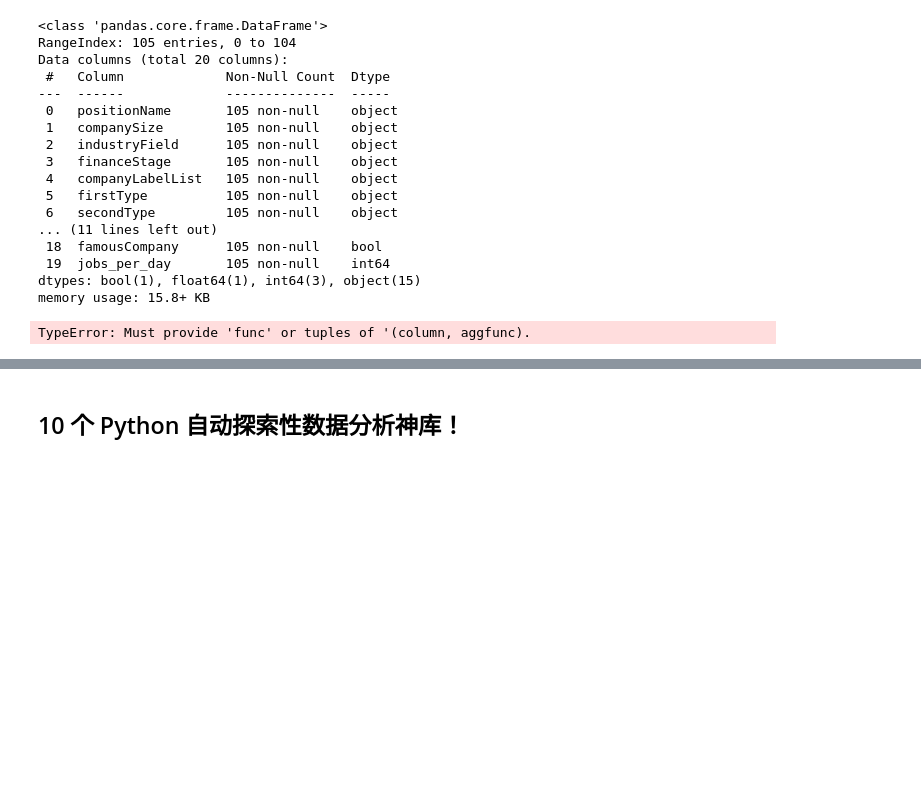
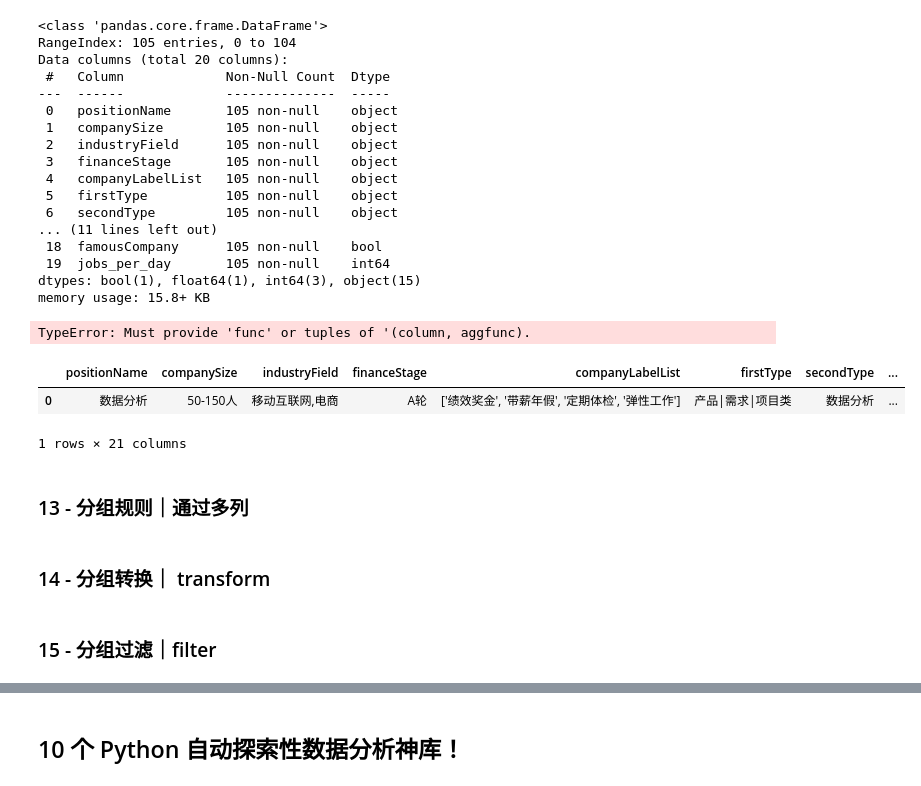
Before and after one commit to whgloveucq/jupyterfiles, a Jupyter notebook: OApractice/Pandas进阶修炼300题2.ipynb, the cells around one changed output, grey strips where cells are left out. Saved outputs shown, nothing was run; the diff lists cells and outputs as text; code cells hidden in the pictures; blank space fills up the shorter version.

```diff
--- a/OApractice/Pandas进阶修炼300题2.ipynb
+++ b/OApractice/Pandas进阶修炼300题2.ipynb
@@ -1067,3 +1066,11 @@ grouped = df.groupby(['salary']).agg(**score_dict).reset_index()
 print(grouped)
 # %% [output]
 TypeError: Must provide 'func' or tuples of '(column, aggfunc).
+# %%
+df.head(1)
+# %% [output]
+|  | positionName | companySize | industryField | financeStage | companyLabelList | firstType | secondType | ... |
+| 0 | 数据分析 | 50-150人 | 移动互联网,电商 | A轮 | ['绩效奖金', '带薪年假', '定期体检', '弹性工作'] | 产品|需求|项目类 | 数据分析 | ... |
+1 rows × 21 columns
+# %% [markdown]
+### 13 - 分组规则｜通过多列
@@ -1069,0 +1083,2 @@ TypeError: Must provide 'func' or tuples of '(column, aggfunc).
+# %% [markdown]
+### 14 - 分组转换｜ transform
@@ -1069,0 +1101,2 @@ TypeError: Must provide 'func' or tuples of '(column, aggfunc).
+# %% [markdown]
+### 15 - 分组过滤｜filter
```
Also changed, not shown: parts of 24 cells of this notebook.
